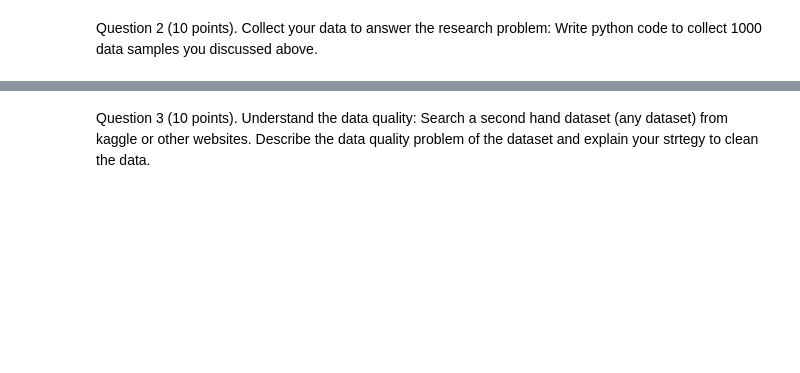
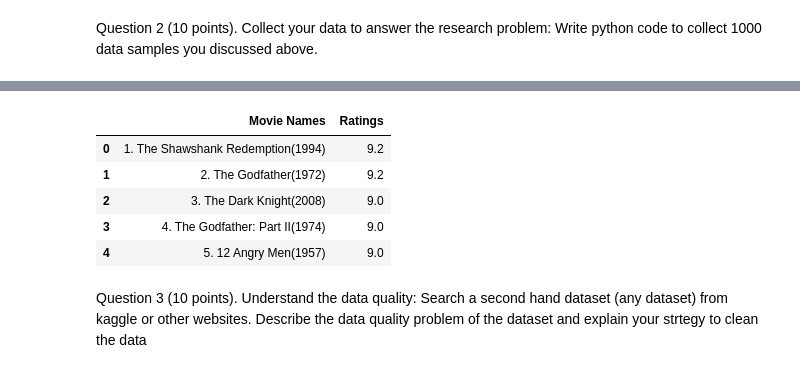
Before and after one commit to JayanthPrudhivi6/JayanthPrudhivi_INFO5502_Spring2022, a Jupyter notebook: lab_assignment_03.ipynb, the cells around one changed output, grey strips where cells are left out. Drawn from its saved outputs; the diff is of its cells as text; code cells hidden in the pictures; blank space fills up the shorter version.

```diff
--- a/lab_assignment_03.ipynb
+++ b/lab_assignment_03.ipynb
@@ -85,0 +76,4 @@ Length of DataFrame: 1000
+# %%
+# scrap movie names
+scraped_movies = soup.find_all('td', class_='titleColumn')
+scraped_movies
@@ -85,0 +98,8 @@ Length of DataFrame: 1000
+# %%
+# parsing the movie names
+movies = []
+for movie in scraped_movies:
+    movie = movie.get_text().replace('\n', "")
+    movie = movie.strip(" ")
+    movies.append(movie)
+movies
@@ -85,0 +171,12 @@ Length of DataFrame: 1000
+# %%
+data = pd.DataFrame() #creating a data frame and adding Movie Names & Ratings columns into it.
+data['Movie Names'] = movies
+data['Ratings'] = ratings
+data.head()
+# %% [output]
+|  | Movie Names | Ratings |
+| 0 | 1. The Shawshank Redemption(1994) | 9.2 |
+| 1 | 2. The Godfather(1972) | 9.2 |
+| 2 | 3. The Dark Knight(2008) | 9.0 |
+| 3 | 4. The Godfather: Part II(1974) | 9.0 |
+| 4 | 5. 12 Angry Men(1957) | 9.0 |
@@ -86,5 +185,5 @@ Length of DataFrame: 1000
 # %% [markdown]
-Question 3 (10 points). Understand the data quality: Search a second hand dataset (any dataset) from kaggle or other websites. Describe the data quality problem of the dataset and explain your strtegy to clean the data.
+Question 3 (10 points). Understand the data quality: Search a second hand dataset (any dataset) from kaggle or other websites. Describe the data quality problem of the dataset and explain your strtegy to clean the data
 # %%
 # Your answer here (no code for this question, write down your answer as detail as possible for the above questions):
 
```
Also changed, not shown: parts of 17 cells of this notebook.
